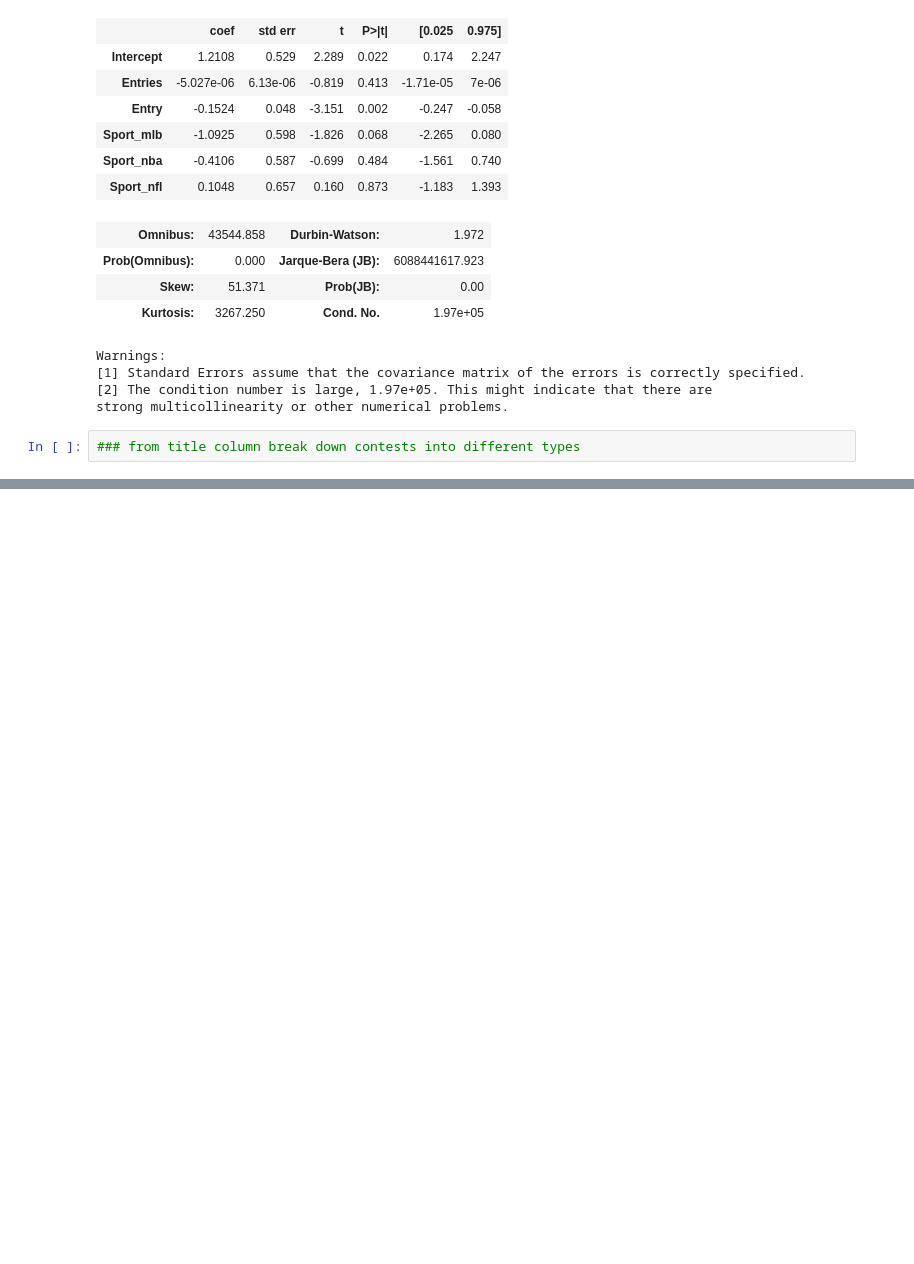
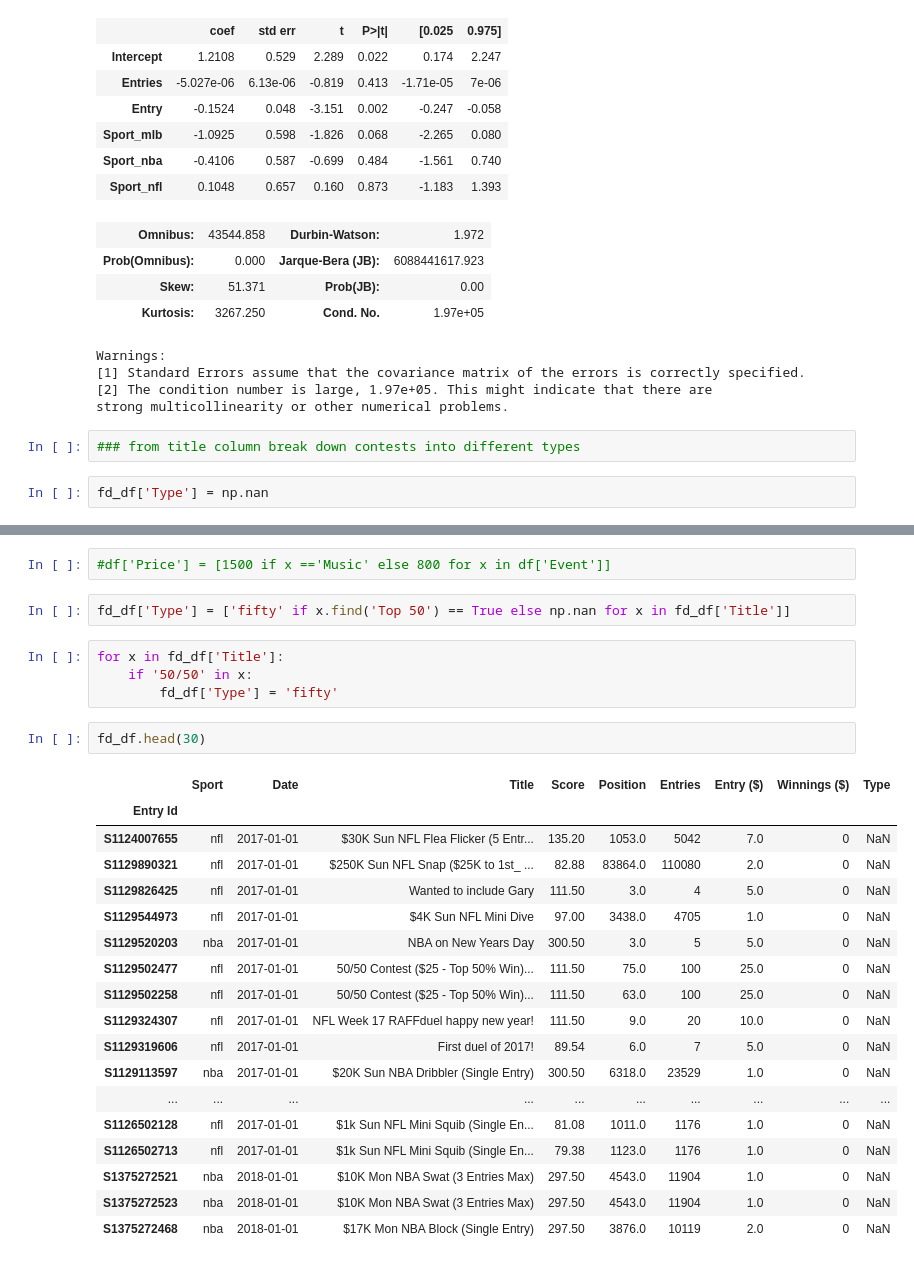
Before and after one commit to triolinho/verbose-octo-sniffle, a Jupyter notebook: fanduel_notebook.ipynb, the cells around one changed output, grey strips where cells are left out. Drawn from its saved outputs; the diff is of its cells as text; blank space fills up the shorter version.

Commit message:
manipulating title column

```diff
--- a/fanduel_notebook.ipynb
+++ b/fanduel_notebook.ipynb
@@ -408,3 +408,5 @@ Warnings:
 strong multicollinearity or other numerical problems.
 # %%
 ### from title column break down contests into different types
+# %%
+fd_df['Type'] = np.nan
@@ -410,0 +423,29 @@ strong multicollinearity or other numerical problems.
+# %%
+#df['Price'] = [1500 if x =='Music' else 800 for x in df['Event']]
+# %%
+fd_df['Type'] = ['fifty' if x.find('Top 50') == True else np.nan for x in fd_df['Title']]
+# %%
+for x in fd_df['Title']:
+    if '50/50' in x:
+        fd_df['Type'] = 'fifty'
+# %%
+fd_df.head(30)
+# %% [output]
+|  | Sport | Date | Title | Score | Position | Entries | Entry ($) | Winnings ($) | Type |
+| Entry Id |  |  |  |  |  |  |  |  |  |
+| S1124007655 | nfl | 2017-01-01 | $30K Sun NFL Flea Flicker (5 Entr... | 135.20 | 1053.0 | 5042 | 7.0 | 0 | NaN |
+| S1129890321 | nfl | 2017-01-01 | $250K Sun NFL Snap ($25K to 1st_ ... | 82.88 | 83864.0 | 110080 | 2.0 | 0 | NaN |
+| S1129826425 | nfl | 2017-01-01 | Wanted to include Gary | 111.50 | 3.0 | 4 | 5.0 | 0 | NaN |
+| S1129544973 | nfl | 2017-01-01 | $4K Sun NFL Mini Dive | 97.00 | 3438.0 | 4705 | 1.0 | 0 | NaN |
+| S1129520203 | nba | 2017-01-01 | NBA on New Years Day | 300.50 | 3.0 | 5 | 5.0 | 0 | NaN |
+| S1129502477 | nfl | 2017-01-01 | 50/50 Contest ($25 - Top 50% Win)... | 111.50 | 75.0 | 100 | 25.0 | 0 | NaN |
+| S1129502258 | nfl | 2017-01-01 | 50/50 Contest ($25 - Top 50% Win)... | 111.50 | 63.0 | 100 | 25.0 | 0 | NaN |
+| S1129324307 | nfl | 2017-01-01 | NFL Week 17 RAFFduel happy new year! | 111.50 | 9.0 | 20 | 10.0 | 0 | NaN |
+| S1129319606 | nfl | 2017-01-01 | First duel of 2017! | 89.54 | 6.0 | 7 | 5.0 | 0 | NaN |
+| S1129113597 | nba | 2017-01-01 | $20K Sun NBA Dribbler (Single Entry) | 300.50 | 6318.0 | 23529 | 1.0 | 0 | NaN |
+| ... | ... | ... | ... | ... | ... | ... | ... | ... | ... |
+| S1126502128 | nfl | 2017-01-01 | $1k Sun NFL Mini Squib (Single En... | 81.08 | 1011.0 | 1176 | 1.0 | 0 | NaN |
+| S1126502713 | nfl | 2017-01-01 | $1k Sun NFL Mini Squib (Single En... | 79.38 | 1123.0 | 1176 | 1.0 | 0 | NaN |
+| S1375272521 | nba | 2018-01-01 | $10K Mon NBA Swat (3 Entries Max) | 297.50 | 4543.0 | 11904 | 1.0 | 0 | NaN |
+| S1375272523 | nba | 2018-01-01 | $10K Mon NBA Swat (3 Entries Max) | 297.50 | 4543.0 | 11904 | 1.0 | 0 | NaN |
+| S1375272468 | nba | 2018-01-01 | $17K Mon NBA Block (Single Entry) | 297.50 | 3876.0 | 10119 | 2.0 | 0 | NaN |
```
Also changed, not shown: parts of 4 cells of this notebook.
